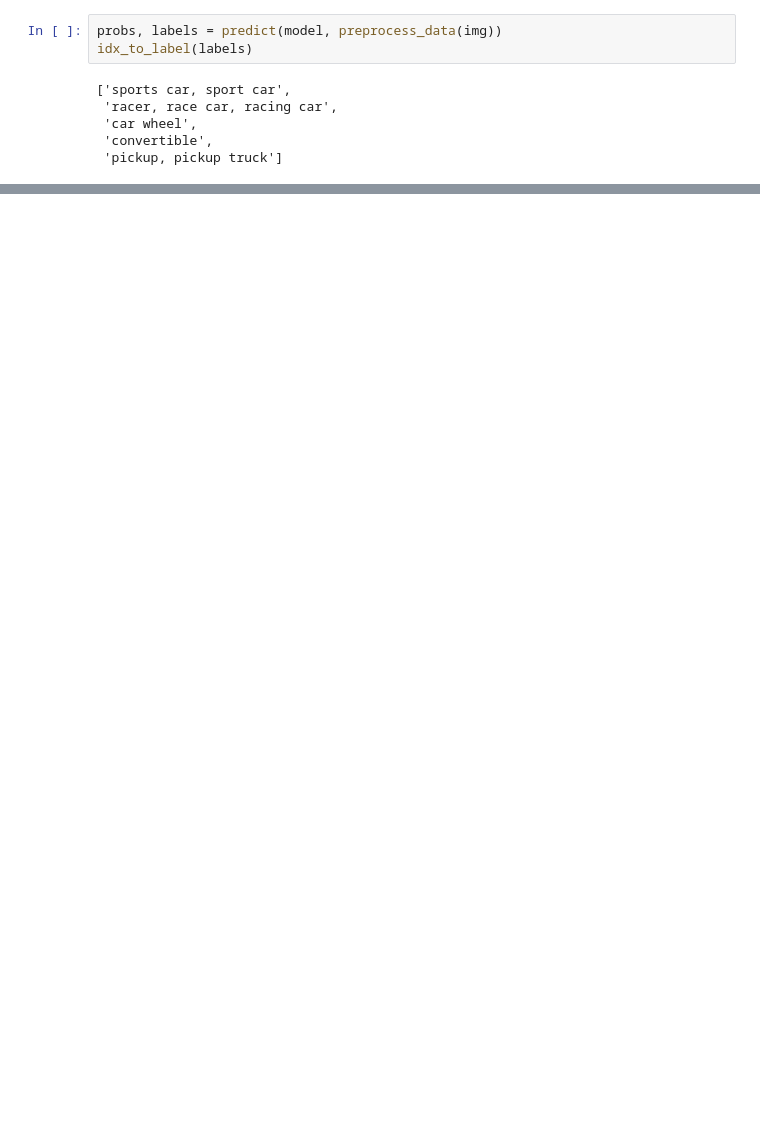
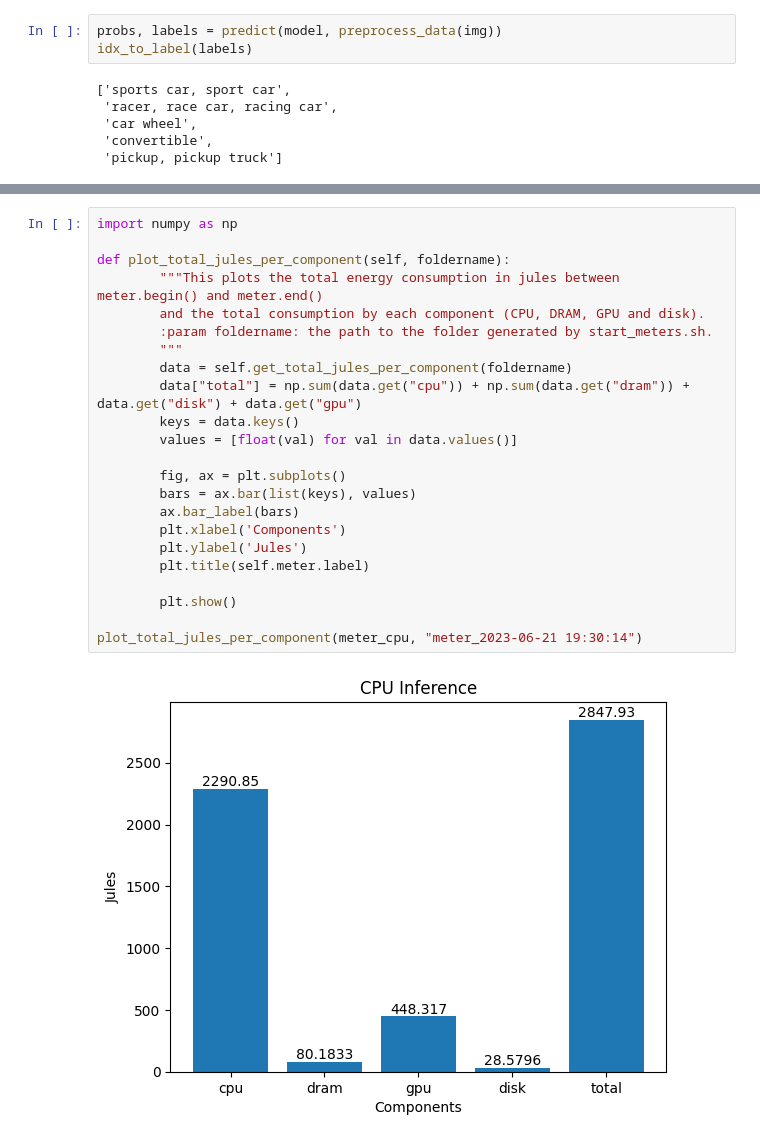
Before and after one commit to maufadel/EnergyMeter, a Jupyter notebook: Measuring_energy_consumption.ipynb, the cells around one changed output, grey strips where cells are left out. Saved outputs shown, nothing was run; the diff lists cells and outputs as text; blank space fills up the shorter version.

```diff
--- a/Measuring_energy_consumption.ipynb
+++ b/Measuring_energy_consumption.ipynb
@@ -107,0 +142,25 @@ meter_cpu.plot_total_jules_per_component("meter_2023-06-19 12:43:24")
+# %%
+import numpy as np
+
+def plot_total_jules_per_component(self, foldername):
+        """This plots the total energy consumption in jules between meter.begin() and meter.end()
+        and the total consumption by each component (CPU, DRAM, GPU and disk).
+        :param foldername: the path to the folder generated by start_meters.sh.
+        """
+        data = self.get_total_jules_per_component(foldername)
+        data["total"] = np.sum(data.get("cpu")) + np.sum(data.get("dram")) + data.get("disk") + data.get("gpu")
+        keys = data.keys()
+        values = [float(val) for val in data.values()]
+
+        fig, ax = plt.subplots()
+        bars = ax.bar(list(keys), values)
+        ax.bar_label(bars)
+        plt.xlabel('Components')
+        plt.ylabel('Jules')
+        plt.title(self.meter.label)
+
+        plt.show()
+
+plot_total_jules_per_component(meter_cpu, "meter_2023-06-21 19:30:14")
+# %% [output]
+[figure, added]
```
Also changed, not shown: parts of 11 cells of this notebook, 1 other file.
